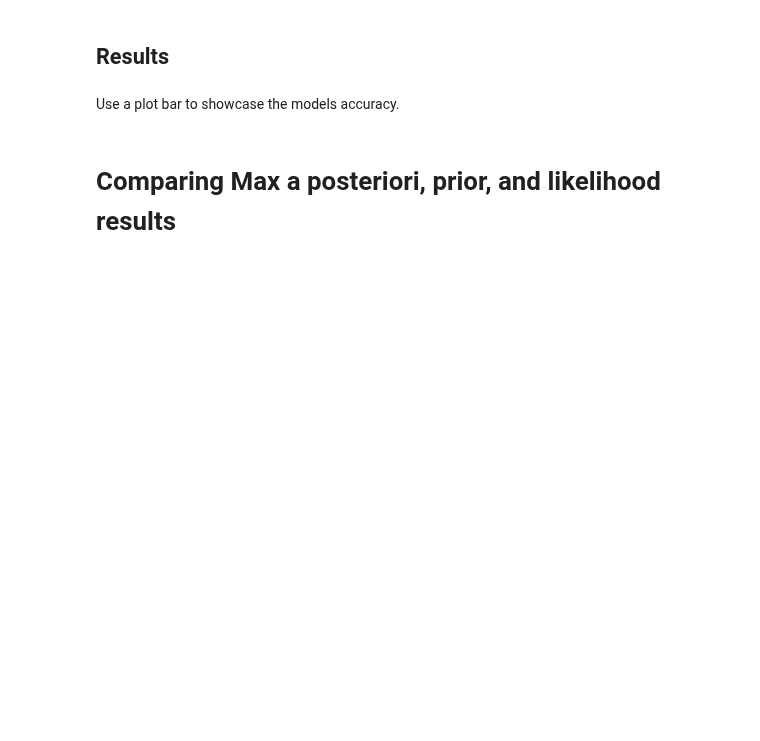
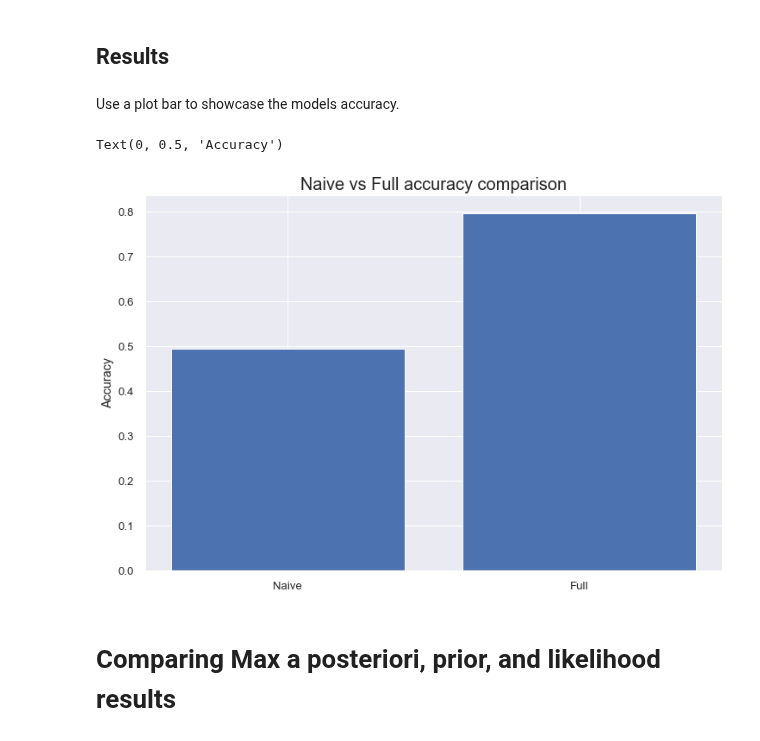
Before and after one commit to EyalMichaeli/IDC_masters, a Jupyter notebook: semester_2/Machine Learning/Exercises/EX3/ProbabilisticModels.ipynb, the cells around one changed output. Cells and saved outputs as stored; diff of their text form; code cells hidden in the pictures; blank space fills up the shorter version.

```diff
--- a/semester_2/Machine Learning/Exercises/EX3/ProbabilisticModels.ipynb
+++ b/semester_2/Machine Learning/Exercises/EX3/ProbabilisticModels.ipynb
@@ -391,8 +396,8 @@ class MAPClassifier():
             - ccd0 : An object contating the relevant parameters and methods for the distribution of class 0.
             - ccd1 : An object contating the relevant parameters and methods for the distribution of class 1.
         """
-        # TODO: implement
-        pass
+        self.dist0 = ccd0
+        self.dist1 = ccd1
 
     def predict(self, x):
         """
@@ -403,8 +408,11 @@ class MAPClassifier():
         Output
             - 0 if the posterior probability of class 0 is higher and 1 otherwise.
         """
-        # TODO: implement
-        pass
+        if self.dist0.get_instance_posterior(x) >= self.dist1.get_instance_posterior(x):
+            return 0
+
+        # if got here, then class 1 has higher posterior
+        return 1
 # %%
 naive_normal_classifier = MAPClassifier(naive_normal_CD_0, naive_normal_CD_1)
 # %% [markdown]
@@ -422,8 +430,8 @@ def compute_accuracy(testset, map_classifier):
     Ouput
         - Accuracy = #Correctly Classified / #testset size
     """
-    # TODO: implement
-    pass
+    preds = [map_classifier.predict(row) for row in test_set[: , :-1]]
+    return np.sum(preds == testset[: , -1]) / len(test_set)
 # %%
 # Compute the naive model accuracy and store it in the naive accuracy variable.
 naive_accuracy = compute_accuracy(test_set, naive_normal_classifier)
@@ -450,5 +466,6 @@ def multi_normal_pdf(x, mean, cov):
 
     Returns the normal distribution pdf according to the given mean and var for the given x.
     """
-    # TODO: implement
-    pass
+    return ( 2 * np.pi) ** ( -len(x) / 2)  *  ( np.linalg.det(cov) ** -0.5 )  *  np.exp( -0.5 * (x-mean).T @ np.linalg.inv(cov) @ (x-mean))
+
+multi_normal_pdf(np.ones(3), [0, 0, 0], np.eye(3))
@@ -460,5 +483,7 @@ And so, we'll need to compute the mean of each feature and to compute the covari
 # %%
 class MultiNormalClassDistribution():
+
+
     def __init__(self, dataset, class_value):
         """
         A class which encapsulate the relevant parameters(mean, cov matrix) for a class conditinoal multi normal distribution.
@@ -468,30 +493,32 @@ class MultiNormalClassDistribution():
         - dataset: The dataset as a numpy array
         - class_value : The class to calculate the parameters for.
         """
-        # TODO: implement
-        pass
+        self.class_value_mask = np.where(dataset[: , -1] == class_value)
+        self.means = np.mean(dataset[self.class_value_mask][: , :-1], axis=0)
+        self.cov = np.cov(dataset[self.class_value_mask][: , :-1].T)
+        self.dataset = dataset
+        self.class_value = class_value
 
     def get_prior(self):
         """
         Returns the prior porbability of the class according to the dataset distribution.
         """
-        # TODO: implement
-        pass
+        return np.sum(self.dataset[: , -1] == self.class_value) / len(self.dataset)
 
     def get_instance_likelihood(self, x):
         """
         Returns the likelihood of the instance under the class according to the dataset distribution.
         """
-        # TODO: implement
-        pass
+        return multi_normal_pdf(x, self.means, self.cov)
 
     def get_instance_posterior(self, x):
         """
         Returns the posterior porbability of the instance under the class according to the dataset distribution.
         * Ignoring p(x)
         """
-        # TODO: implement
-        pass
+        instance_likelihood = self.get_instance_likelihood(x)
+        prior = self.get_prior()
+        return instance_likelihood * prior
 # %%
 # Build the a MultiNormalClassDistribution for each class.
 multi_normal_CD_0 = MultiNormalClassDistribution(train_set, 0)
@@ -513,9 +546,13 @@ full_accuracy
 Use a plot bar to showcase the models accuracy.
 # %%
 # Bar plot of accuracy of each model side by side.
+plt.figure(figsize=(12, 8))
 plt.bar(x=['Naive', 'Full'], height=[naive_accuracy, full_accuracy])
-plt.title("Naive vs Full accuracy comparison")
+plt.title("Naive vs Full accuracy comparison", fontdict={"fontsize": 20})
 plt.ylabel("Accuracy")
+# %% [output]
+Text(0, 0.5, 'Accuracy')
+[figure, added]
 # %% [markdown]
 # Comparing Max a posteriori, prior, and likelihood results
 # %% [markdown]
```
Also changed, not shown: parts of 19 cells of this notebook, 1 other file.
